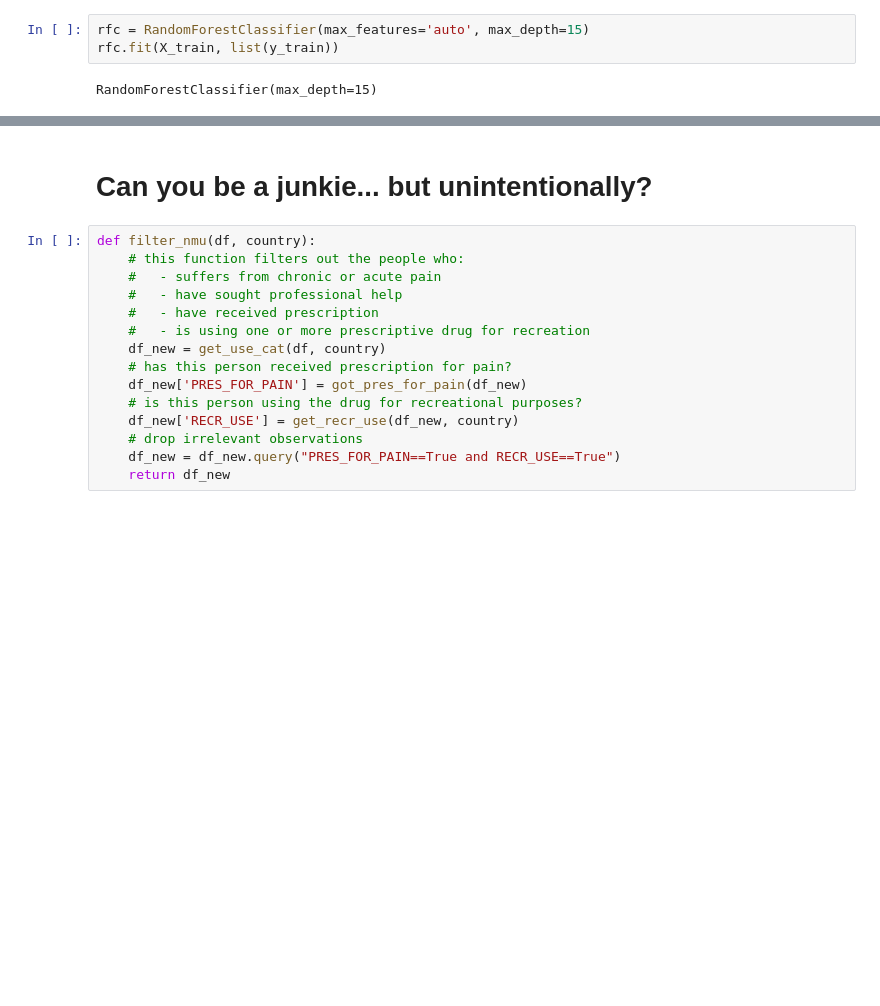
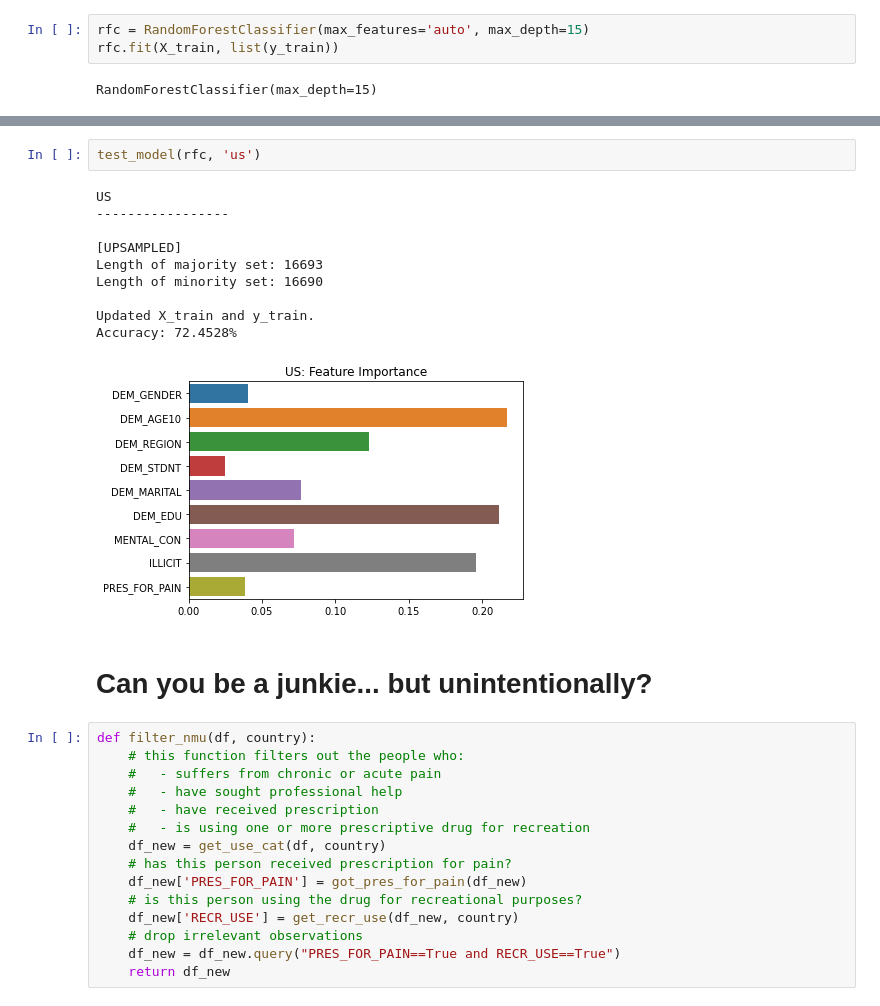
Before and after one commit to percy-xu/DataFest, a Jupyter notebook: notebook.ipynb, the cells around one changed output, grey strips where cells are left out. Saved outputs shown, nothing was run; the diff lists cells and outputs as text; blank space fills up the shorter version.

```diff
--- a/notebook.ipynb
+++ b/notebook.ipynb
@@ -297,3 +376,16 @@ Text(0.5, 1.0, 'Feature Importance')
+# %%
+test_model(rfc, 'us')
+# %% [output]
+US
+-----------------
+
+[UPSAMPLED]
+Length of majority set: 16693
+Length of minority set: 16690
+
+Updated X_train and y_train.
+Accuracy: 72.4528%
+[figure, added]
 # %% [markdown]
 # Can you be a junkie... but unintentionally?
 # %%
```
Also changed, not shown: parts of 20 cells of this notebook.
